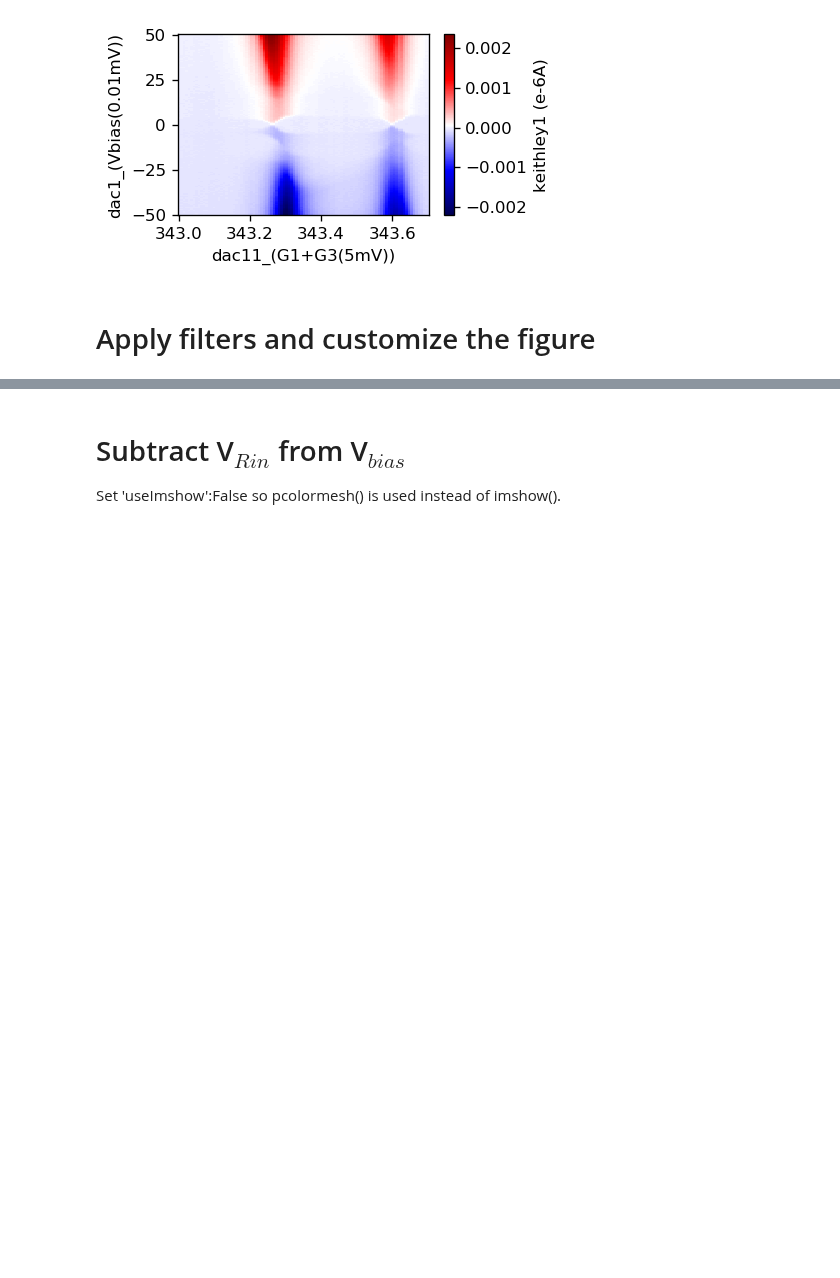
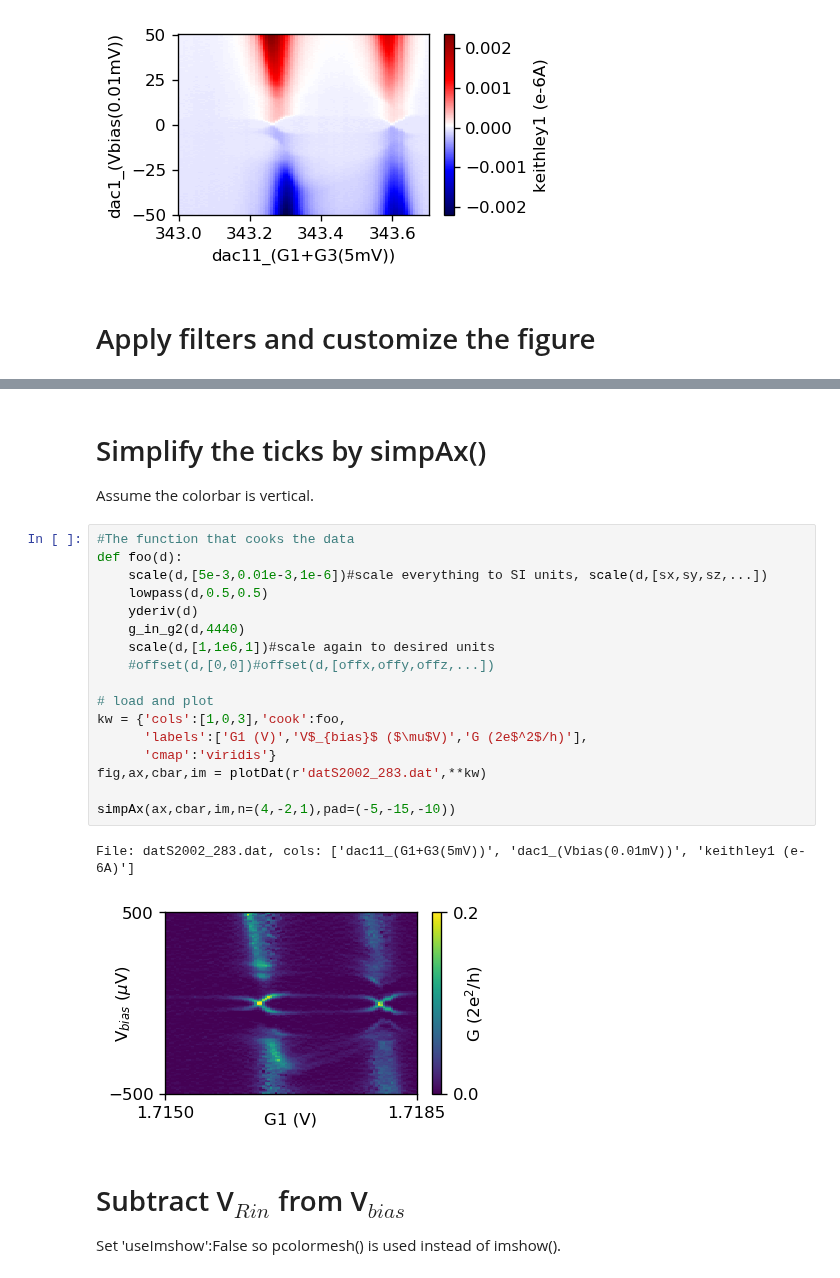
Before and after one commit to cover-me/qtplot, a Jupyter notebook: qtplotter.ipynb, the cells around one changed output, grey strips where cells are left out. Cells and saved outputs as stored; diff of their text form; blank space fills up the shorter version.

```diff
--- a/qtplotter.ipynb
+++ b/qtplotter.ipynb
@@ -284,6 +58,30 @@ cbar.set_label(kw['labels'][2],labelpad=-10)#somehow the label is missing after
 # %% [output]
 File: datS2002_283.dat, cols: ['dac11_(G1+G3(5mV))', 'dac1_(Vbias(0.01mV))', 'keithley1 (e-6A)']
 [figure]
+# %% [markdown]
+# Simplify the ticks by simpAx()
+
+Assume the colorbar is vertical.
+# %%
+#The function that cooks the data
+def foo(d):
+    scale(d,[5e-3,0.01e-3,1e-6])#scale everything to SI units, scale(d,[sx,sy,sz,...])
+    lowpass(d,0.5,0.5)
+    yderiv(d)
+    g_in_g2(d,4440)
+    scale(d,[1,1e6,1])#scale again to desired units
+    #offset(d,[0,0])#offset(d,[offx,offy,offz,...])
+
+# load and plot
+kw = {'cols':[1,0,3],'cook':foo,
+      'labels':['G1 (V)','V$_{bias}$ ($\mu$V)','G (2e$^2$/h)'],
+      'cmap':'viridis'}
+fig,ax,cbar,im = plotDat(r'datS2002_283.dat',**kw)
+
+simpAx(ax,cbar,im,n=(4,-2,1),pad=(-5,-15,-10))
+# %% [output]
+File: datS2002_283.dat, cols: ['dac11_(G1+G3(5mV))', 'dac1_(Vbias(0.01mV))', 'keithley1 (e-6A)']
+[figure, added]
 # %% [markdown]
 # Subtract V$_{Rin}$ from V$_{bias}$
 
```
Also changed, not shown: parts of 3 cells of this notebook, 1 other file.
